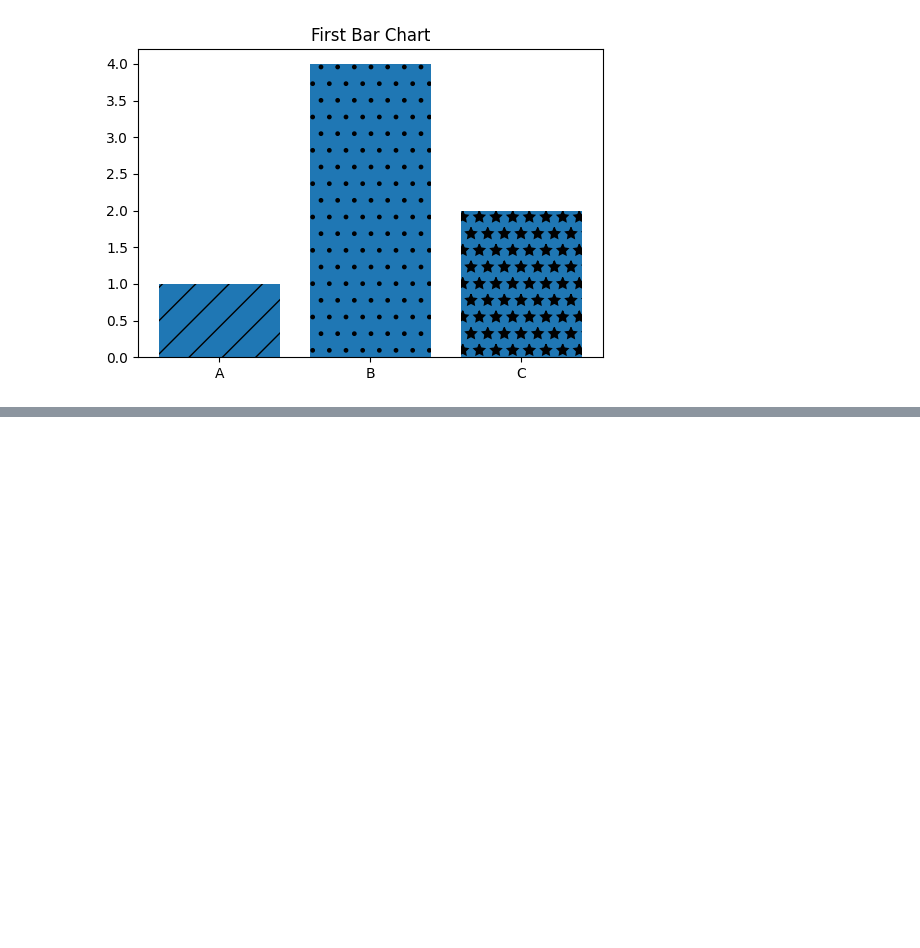
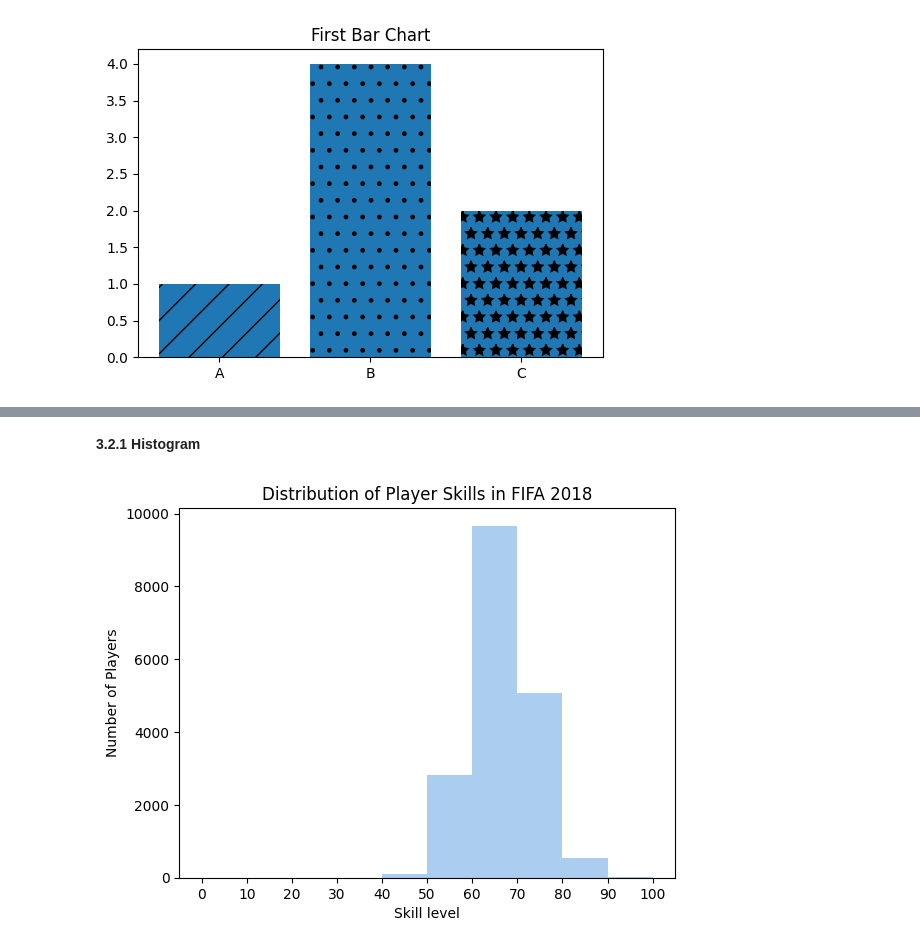
Before and after one commit to mtrx1207/practice02-matplotlib-and-paper-reading, a Jupyter notebook: practice.ipynb, the cells around one changed output, grey strips where cells are left out. Drawn from its saved outputs; the diff is of its cells as text; code cells hidden in the pictures; blank space fills up the shorter version.

```diff
--- a/practice.ipynb
+++ b/practice.ipynb
@@ -89,0 +166,5 @@ plt.show()
+# %%
+fifa = pd.read_csv("fifa_data.csv")
+
+#print top 5 list
+fifa.head(5)
@@ -89,0 +179,19 @@ plt.show()
+# %% [markdown]
+**3.2.1 Histogram**
+# %%
+bins = [x for x in range(0, 101, 10)]
+
+#Plot histogram
+#bins is like saying "how wide is our rectangle?"
+plt.hist(fifa.Overall, bins=bins, color="#abcdef")
+
+plt.xticks(bins)
+
+plt.ylabel("Number of Players")
+plt.xlabel("Skill level")
+
+plt.title("Distribution of Player Skills in FIFA 2018")
+
+plt.show()
+# %% [output]
+[figure, added]
```
Also changed, not shown: parts of 10 cells of this notebook, 3 other files.
